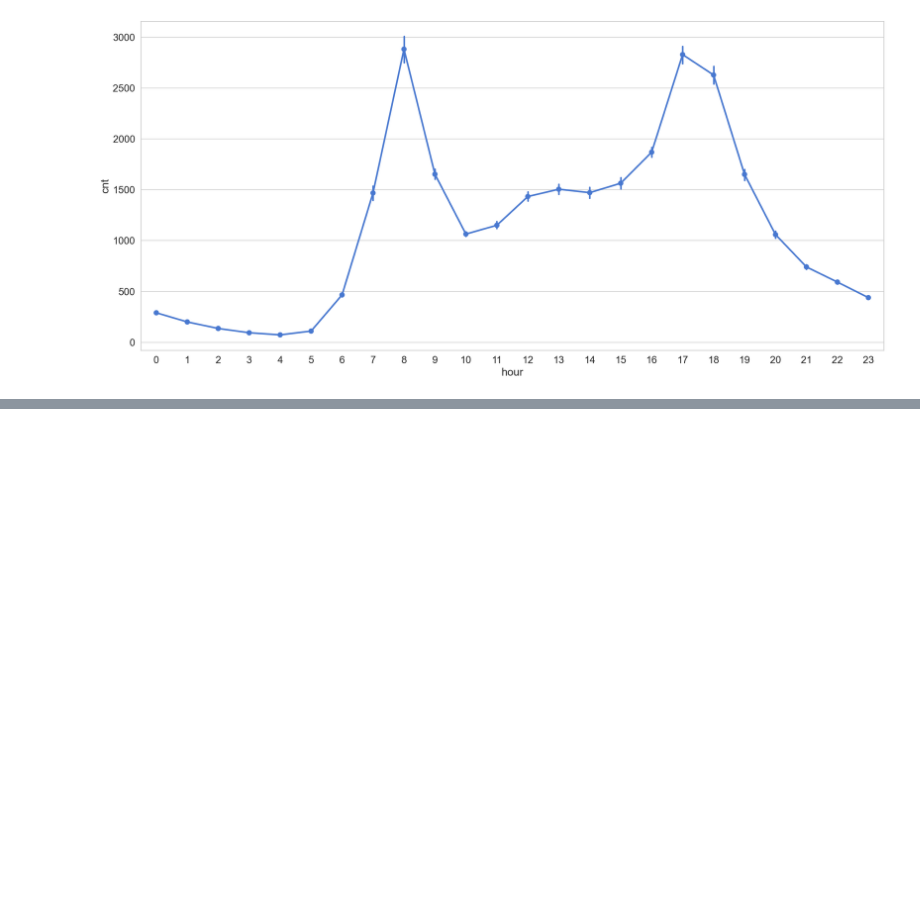
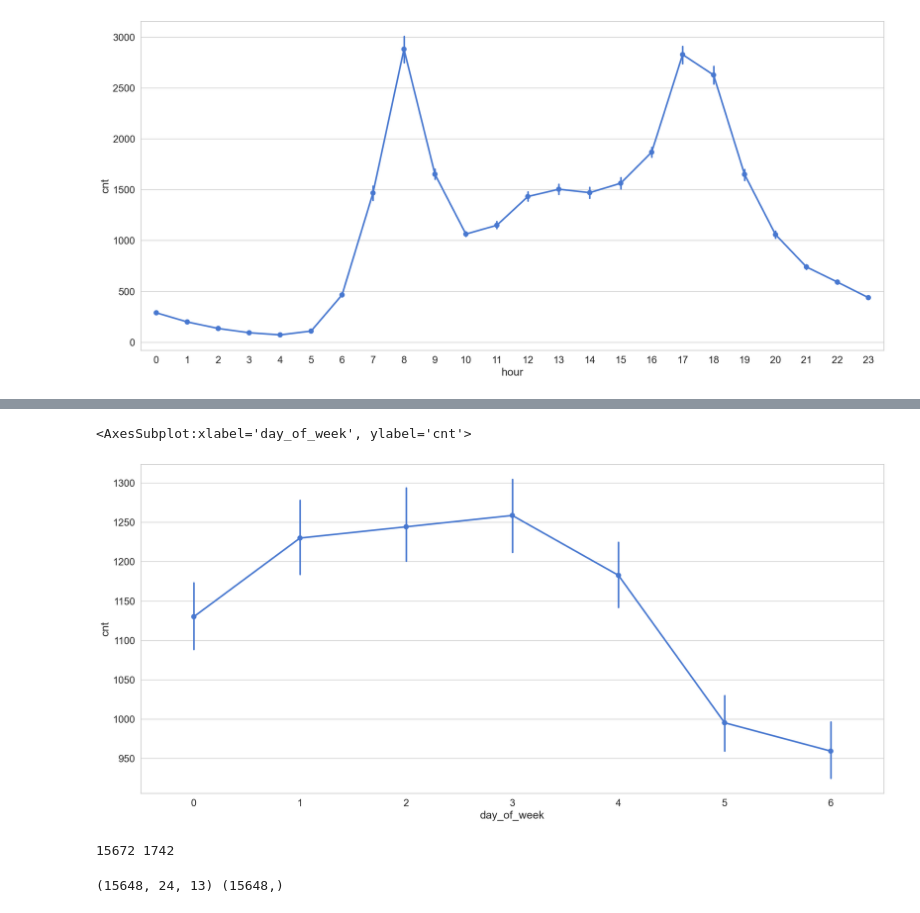
Before and after one commit to Bonnan-Jacob/Bike_Demand_Time_Series_Prediction, a Jupyter notebook: Bike_Demand_Predictions.ipynb, the cells around one changed output, grey strips where cells are left out. Saved outputs shown, nothing was run; the diff lists cells and outputs as text; code cells hidden in the pictures; blank space fills up the shorter version.

```diff
--- a/Bike_Demand_Predictions.ipynb
+++ b/Bike_Demand_Predictions.ipynb
@@ -69,0 +82,17 @@ sns.pointplot(data=df, x='hour', y='cnt')
+# %%
+sns.pointplot(data=df, x='day_of_week', y='cnt')
+
+#bike share demand on day of week. We can note less on weekend
+# %% [output]
+<AxesSubplot:xlabel='day_of_week', ylabel='cnt'>
+[figure, added]
+# %%
+# split data for training and testing
+
+train_size = int(len(df) * 0.9)
+test_size = len(df) - train_size
+train, test = df.iloc[0:train_size], df.iloc[train_size:len(df)]
+
+print(len(train), len(test))
+# %% [output]
+15672 1742
@@ -69,0 +137,6 @@ sns.pointplot(data=df, x='hour', y='cnt')
+# %%
+print(x_train.shape, y_train.shape)
+
+# [samples, time_steps, features]
+# %% [output]
+(15648, 24, 13) (15648,)
```
Also changed, not shown: parts of 8 cells of this notebook.
